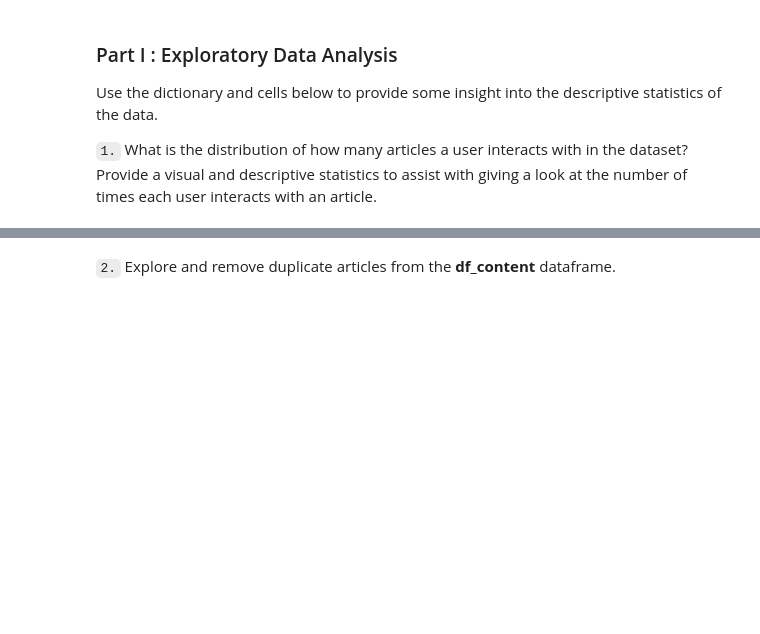
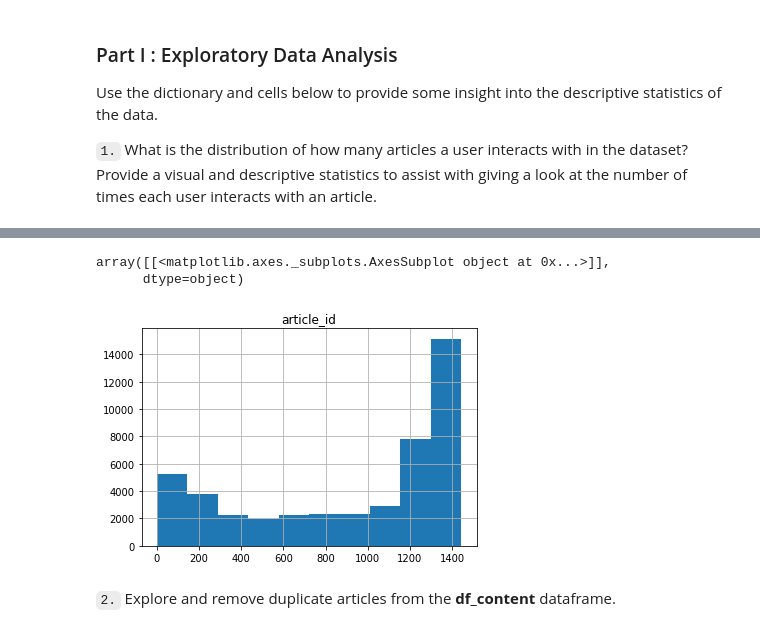
Before and after one commit to deacona/DSND_Term2, a Jupyter notebook: project_files/Recommendations_with_IBM/Recommendations_with_IBM.ipynb, the cells around one changed output, grey strips where cells are left out. Cells and saved outputs as stored; diff of their text form; code cells hidden in the pictures; blank space fills up the shorter version.

```diff
--- a/project_files/Recommendations_with_IBM/Recommendations_with_IBM.ipynb
+++ b/project_files/Recommendations_with_IBM/Recommendations_with_IBM.ipynb
@@ -47,3 +73,9 @@ Use the dictionary and cells below to provide some insight into the descriptive
+# %%
+df.hist()
+# %% [output]
+array([[<matplotlib.axes._subplots.AxesSubplot object at 0x...>]],
+      dtype=object)
+[figure, added]
 # %%
 # Fill in the median and maximum number of user_article interactios below
 
```
Also changed, not shown: parts of 3 cells of this notebook, 1 other file.
